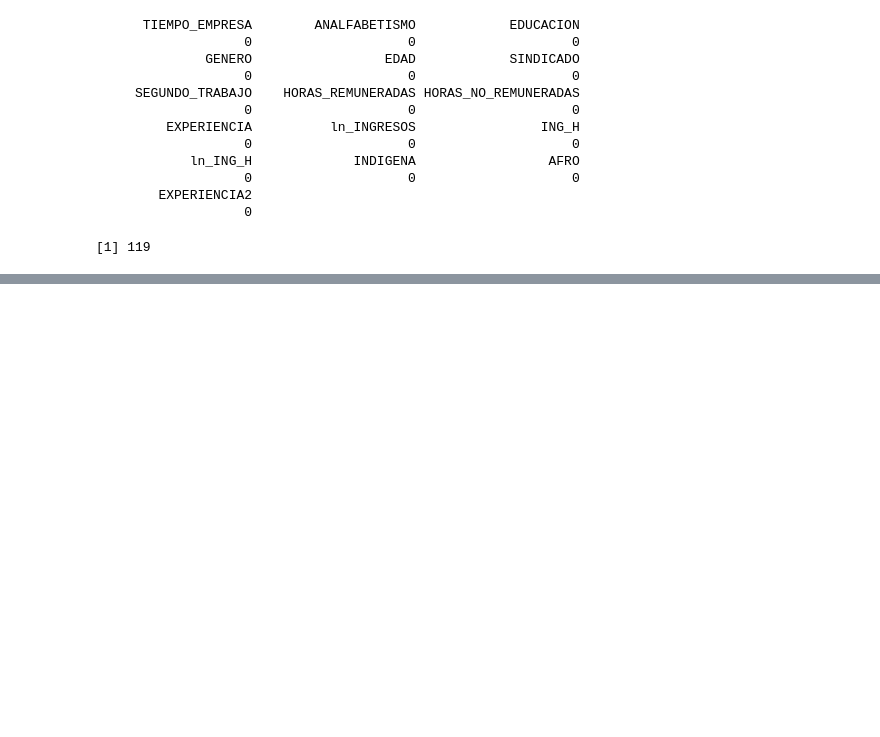
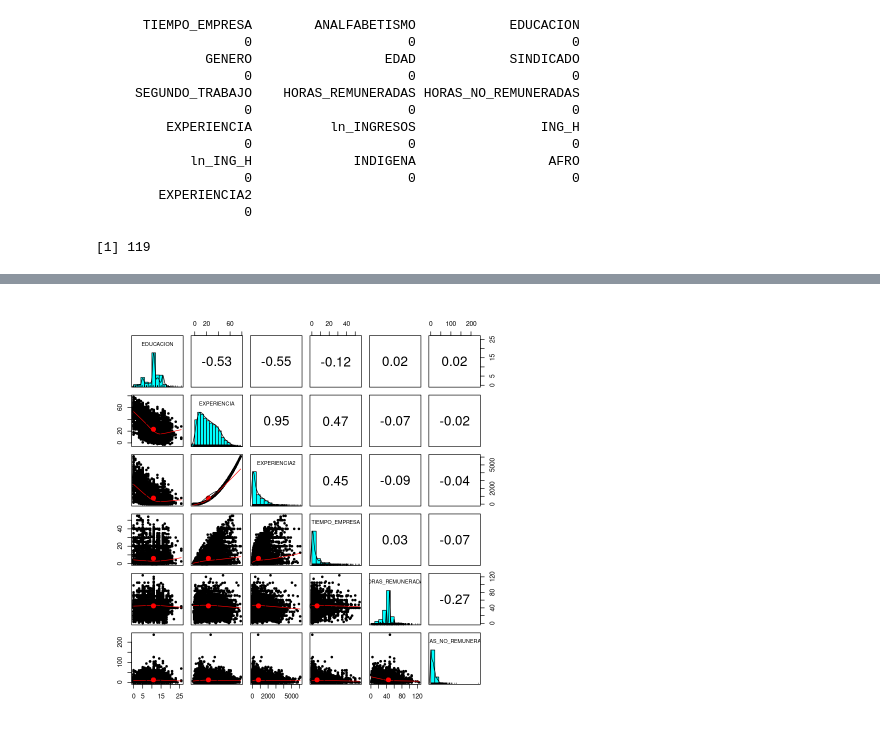
Before and after one commit to LeKilleRGallet/university, a Jupyter notebook: econometrics/TrabajoFinal/TrabajoFinal.ipynb, the cells around one changed output, grey strips where cells are left out. Saved outputs shown, nothing was run; the diff lists cells and outputs as text; code cells hidden in the pictures; blank space fills up the shorter version.

```diff
--- a/econometrics/TrabajoFinal/TrabajoFinal.ipynb
+++ b/econometrics/TrabajoFinal/TrabajoFinal.ipynb
@@ -580,0 +678,7 @@ png
+# %%
+pairs.panels(exogenous_df[,1:6],
+             density = TRUE,  # show density plots
+             ellipses = TRUE # show correlation ellipses
+                )
+# %% [output]
+[figure, added]
```
Also changed, not shown: parts of 55 cells of this notebook, 17 other files.
